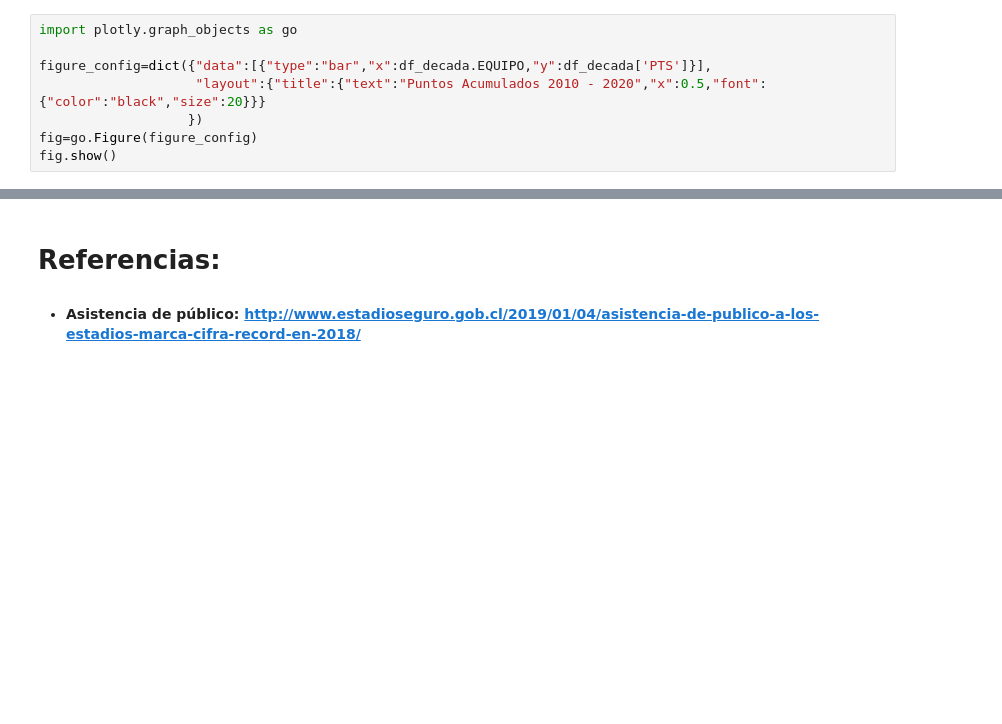
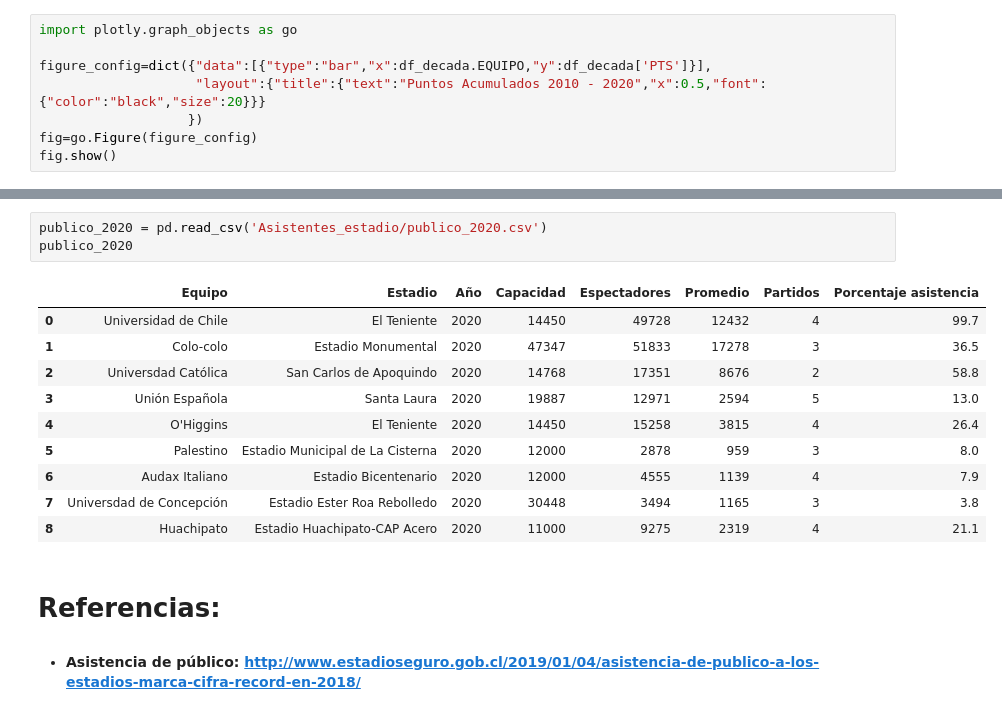
Before and after one commit to fmeza7/Proyecto_Cs_Datos_Grupo_1, a Jupyter notebook: Proyecto.ipynb, the cells around one changed output, grey strips where cells are left out. Cells and saved outputs as stored; diff of their text form; blank space fills up the shorter version.

```diff
--- a/Proyecto.ipynb
+++ b/Proyecto.ipynb
@@ -655,3 +685,17 @@ df_estadios
+# %%
+publico_2020 = pd.read_csv('Asistentes_estadio/publico_2020.csv')
+publico_2020
+# %% [output]
+|  | Equipo | Estadio | Año | Capacidad | Espectadores | Promedio | Partidos | Porcentaje asistencia |
+| 0 | Universidad de Chile | El Teniente | 2020 | 14450 | 49728 | 12432 | 4 | 99.7 |
+| 1 | Colo-colo | Estadio Monumental | 2020 | 47347 | 51833 | 17278 | 3 | 36.5 |
+| 2 | Universdad Católica | San Carlos de Apoquindo | 2020 | 14768 | 17351 | 8676 | 2 | 58.8 |
+| 3 | Unión Española | Santa Laura | 2020 | 19887 | 12971 | 2594 | 5 | 13.0 |
+| 4 | O'Higgins | El Teniente | 2020 | 14450 | 15258 | 3815 | 4 | 26.4 |
+| 5 | Palestino | Estadio Municipal de La Cisterna | 2020 | 12000 | 2878 | 959 | 3 | 8.0 |
+| 6 | Audax Italiano | Estadio Bicentenario | 2020 | 12000 | 4555 | 1139 | 4 | 7.9 |
+| 7 | Universdad de Concepción | Estadio Ester Roa Rebolledo | 2020 | 30448 | 3494 | 1165 | 3 | 3.8 |
+| 8 | Huachipato | Estadio Huachipato-CAP Acero | 2020 | 11000 | 9275 | 2319 | 4 | 21.1 |
 # %% [markdown]
 # Referencias:
 * #### Asistencia de público: http://www.estadioseguro.gob.cl/2019/01/04/asistencia-de-publico-a-los-estadios-marca-cifra-record-en-2018/
```
Also changed, not shown: parts of 4 cells of this notebook, 3 other files.
